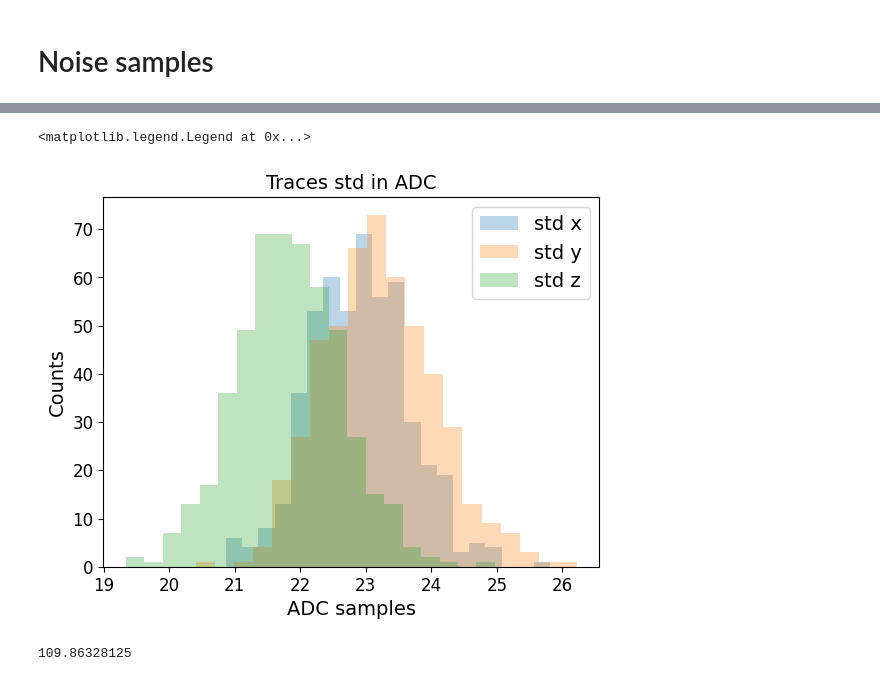
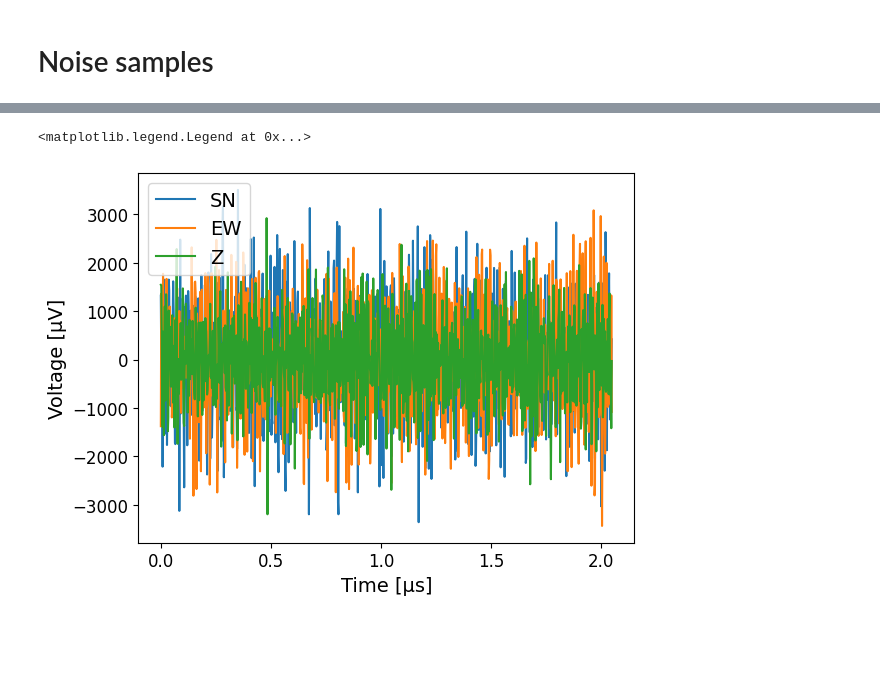
Before and after one commit to arsenefer/DU_response_computation, a Jupyter notebook: test_clean_noise.ipynb, the cells around one changed output, grey strips where cells are left out. Drawn from its saved outputs; the diff is of its cells as text; code cells hidden in the pictures; blank space fills up the shorter version.

```diff
--- a/test_clean_noise.ipynb
+++ b/test_clean_noise.ipynb
@@ -207,6 +129,15 @@ tf.shape
 # %%
-noise_computer = compute_noise(LST_radians[::5], latitude,
-                              [f"LFmap/LFmapshort{i}.npy" for i in range(20, 251)], np.arange(20,251)*1e6, target_freqs[:], tf[:,:],
-                              leff_x=t_SN, leff_y=t_EW, leff_z=t_Z)
+noise_computer = compute_noise(
+                            6,
+                            latitude,
+                            [f"{base_lfmap_path}/LFmapshort{i}.npy" for i in range(20, 251)],
+                            np.arange(20, 251) * 1e6,
+                            np.fft.rfftfreq(1024, 1 / 500e6),
+                            tf,
+                            leff_x=t_SN,
+                            leff_y=t_EW,
+                            leff_z=t_Z,
+                            duration=2.048e-6,
+                        )
 # %%
-samples_fft, samples = noise_computer.noise_samples(3, 500)
+samples, samples_fft = noise_computer.noise_samples(3, 500)
@@ -271,14 +144,11 @@ plt.plot(np.linspace(0, 4.096, 8192)[::], samples[0,0,:]*1e6, label='SN')
-# %%
-for i in range(3):
-    plt.hist(samples[:, i,:].std(axis=-1)/(.9/8192), bins=20, label=f"std {'xyz'[i]}", alpha=.3)
-plt.title('Traces std in ADC')
-plt.xlabel('ADC samples')
-plt.ylabel('Counts')
-plt.legend()
-# %% [output]
-<matplotlib.legend.Legend at 0x...>
-[figure, removed]
-# %%
-.9/8192*1e6
-# %% [output]
-109.86328125
+# %%
+t = np.linspace(0, duration*1e6, samples.shape[2])
+plt.plot(t, samples[0,0,:], label='SN')
+plt.plot(t, samples[0,1,:], label='EW')
+plt.plot(t, samples[0,2,:], label='Z')
+plt.xlabel('Time [µs]')
+plt.ylabel('Voltage [µV]')
+plt.legend()
+# %% [output]
+<matplotlib.legend.Legend at 0x...>
+[figure, added]
```
Also changed, not shown: parts of 24 cells of this notebook, 3 other files.
